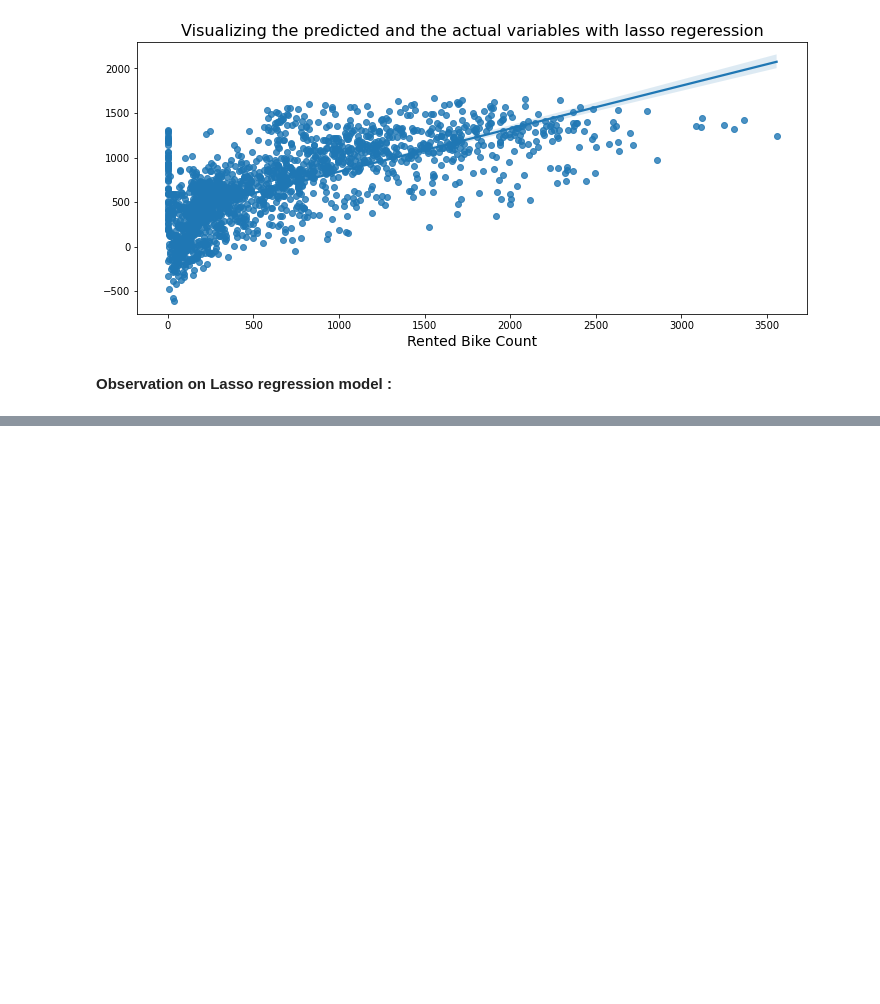
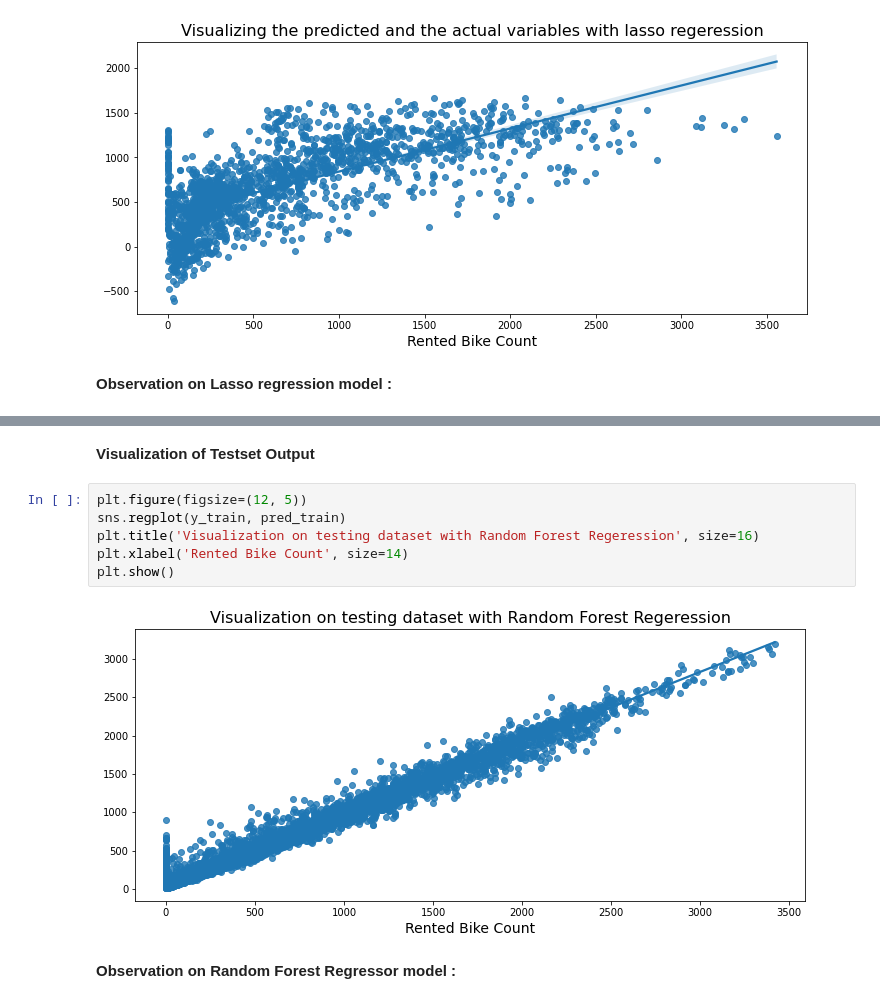
Before and after one commit to Rohan20202/Bike-Sharing-Demand-Prediction, a Jupyter notebook: Bike_Sharing_Demand_Prediction_Capstone_Project.ipynb, the cells around one changed output, grey strips where cells are left out. Cells and saved outputs as stored; diff of their text form; blank space fills up the shorter version.

```diff
--- a/Bike_Sharing_Demand_Prediction_Capstone_Project.ipynb
+++ b/Bike_Sharing_Demand_Prediction_Capstone_Project.ipynb
@@ -814,0 +835,12 @@ Let's try Random Forest Regressor.
+# %% [markdown]
+**Visualization of Testset Output**
+# %%
+plt.figure(figsize=(12, 5))
+sns.regplot(y_train, pred_train)
+plt.title('Visualization on testing dataset with Random Forest Regeression', size=16)
+plt.xlabel('Rented Bike Count', size=14)
+plt.show()
+# %% [output]
+[figure, added]
+# %% [markdown]
+**Observation on Random Forest Regressor model :**
```
Also changed, not shown: parts of 26 cells of this notebook.
